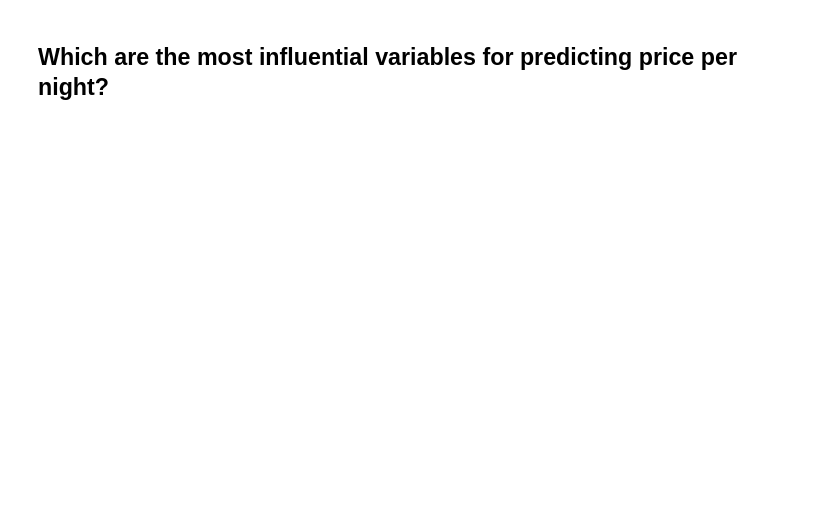
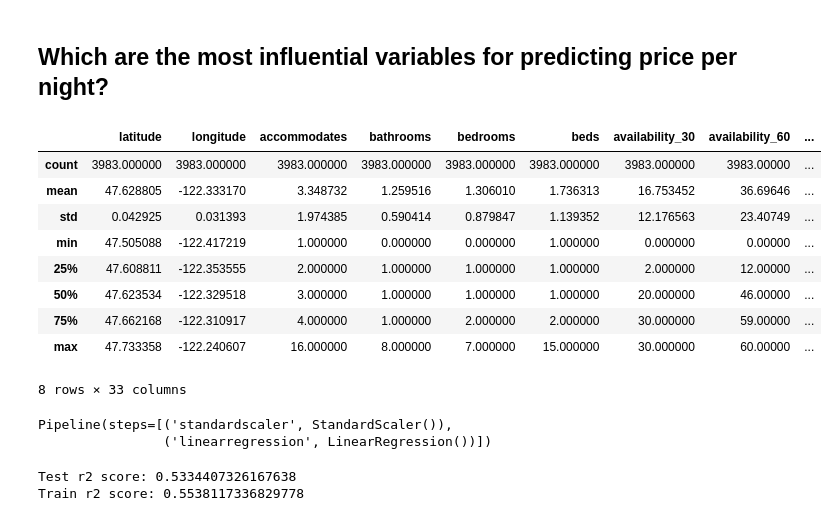
Before and after one commit to julionovoa/airbnb-seattle, a Jupyter notebook: airbnb-seattle.ipynb, the cells around one changed output. Drawn from its saved outputs; the diff is of its cells as text; code cells hidden in the pictures; blank space fills up the shorter version.

```diff
--- a/airbnb-seattle.ipynb
+++ b/airbnb-seattle.ipynb
@@ -112,0 +144,69 @@ variables_of_interest = [
+# %%
+# Function to prepare the dataset
+def prepare_data(df, y_column):
+    '''
+    INPUT
+    df - pandas dataframe
+
+    OUTPUT
+    X - variables to predict
+    y - response vector
+    '''
+
+    # Response vector
+    y = df[[y_column]]
+
+    # Drop response column
+    df = df.drop(y_column, axis=1)
+
+    # Fill numeric columns with the mean
+    num_vars = df.select_dtypes(include=['float', 'int']).columns
+    for col in num_vars:
+        df[col].fillna((df[col].mean()), inplace=True)
+
+    # Dummy the categorical variables
+    cat_vars = df.select_dtypes(include=['object']).copy().columns
+    for var in  cat_vars:
+        # for each variable add dummy one and drop original column
+        df = pd.concat([df.drop(var, axis=1), pd.get_dummies(df[var], prefix=var, prefix_sep='_', drop_first=True)], axis=1)
+
+    # variables dataframe
+    X = df
+
+    return X, y
+# %%
+# Prepare the data
+X, y = prepare_data(df, 'price_cleansed')
+X.describe()
+# %% [output]
+|  | latitude | longitude | accommodates | bathrooms | bedrooms | beds | availability_30 | availability_60 | ... |
+| count | 3983.000000 | 3983.000000 | 3983.000000 | 3983.000000 | 3983.000000 | 3983.000000 | 3983.000000 | 3983.00000 | ... |
+| mean | 47.628805 | -122.333170 | 3.348732 | 1.259516 | 1.306010 | 1.736313 | 16.753452 | 36.69646 | ... |
+| std | 0.042925 | 0.031393 | 1.974385 | 0.590414 | 0.879847 | 1.139352 | 12.176563 | 23.40749 | ... |
+| min | 47.505088 | -122.417219 | 1.000000 | 0.000000 | 0.000000 | 1.000000 | 0.000000 | 0.00000 | ... |
+| 25% | 47.608811 | -122.353555 | 2.000000 | 1.000000 | 1.000000 | 1.000000 | 2.000000 | 12.00000 | ... |
+| 50% | 47.623534 | -122.329518 | 3.000000 | 1.000000 | 1.000000 | 1.000000 | 20.000000 | 46.00000 | ... |
+| 75% | 47.662168 | -122.310917 | 4.000000 | 1.000000 | 2.000000 | 2.000000 | 30.000000 | 59.00000 | ... |
+| max | 47.733358 | -122.240607 | 16.000000 | 8.000000 | 7.000000 | 15.000000 | 30.000000 | 60.00000 | ... |
+8 rows × 33 columns
+# %%
+# Split the data into train and test
+X_train, X_test, y_train, y_test = train_test_split(X, y, test_size = 0.3, random_state=1010)
+
+# Create and fit the model
+lm_model = make_pipeline(StandardScaler(), LinearRegression())
+lm_model.fit(X_train, y_train)
+# %% [output]
+Pipeline(steps=[('standardscaler', StandardScaler()),
+                ('linearregression', LinearRegression())])
+# %%
+# Model prediction
+y_test_preds = lm_model.predict(X_test)
+y_train_preds = lm_model.predict(X_train)
+
+# Print r2 scores
+print('Test r2 score:', r2_score(y_test, y_test_preds))
+print('Train r2 score:', r2_score(y_train, y_train_preds))
+# %% [output]
+Test r2 score: 0.5334407326167638
+Train r2 score: 0.5538117336829778
```
Also changed, not shown: parts of 14 cells of this notebook, 1 other file.
